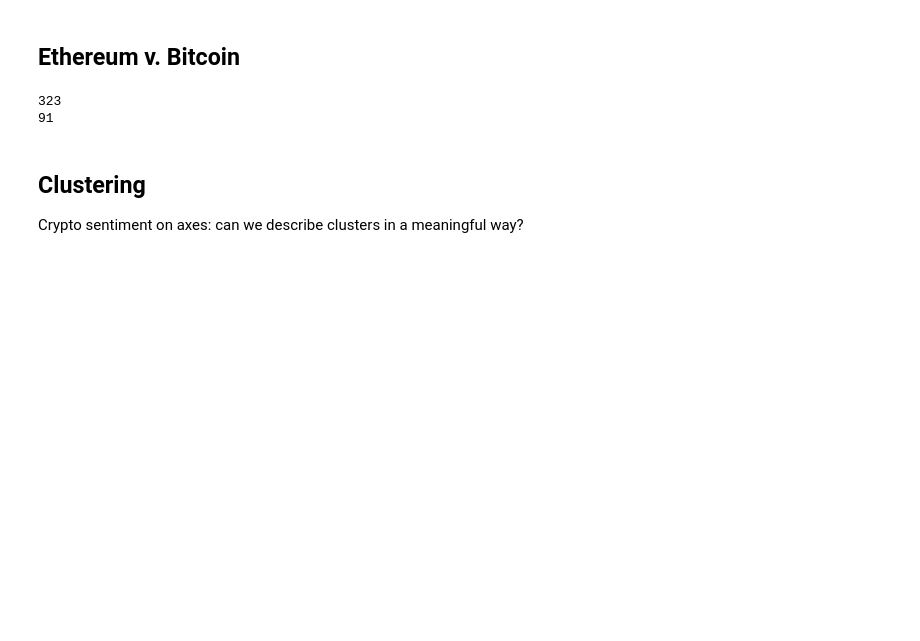
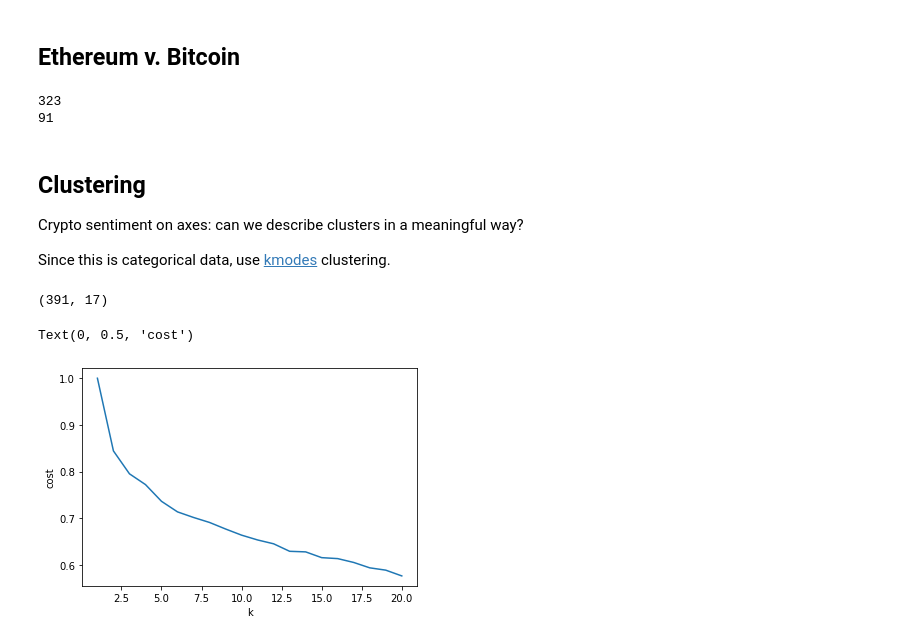
Before and after one commit to notchia/metagov, a Jupyter notebook: cryptopolitics_survey_analysis.ipynb, the cells around one changed output. Cells and saved outputs as stored; diff of their text form; code cells hidden in the pictures; blank space fills up the shorter version.

Commit message:
first pass at kmodes clustering

```diff
--- a/cryptopolitics_survey_analysis.ipynb
+++ b/cryptopolitics_survey_analysis.ipynb
@@ -104,3 +105,29 @@ print(len(df_btc.index))
 # %% [markdown]
 ## Clustering
 Crypto sentiment on axes: can we describe clusters in a meaningful way?
+
+Since this is categorical data, use [kmodes](https://pypi.org/project/kmodes/) clustering.
+# %%
+df_tmp = df_questions.drop(df_questions.columns[[1,18]], axis=1)
+df_tmp = df_tmp[~df_tmp.isnull().any(axis=1)]
+responseMatrix = df_tmp.to_numpy()
+print(responseMatrix.shape)
+# %% [output]
+(391, 17)
+# %%
+costMatrix = []
+kMax = 20
+kValues = list(np.arange(1,kMax+1))
+clusterCentroids = {}
+for k in range(1,kMax+1):
+    clusters = kmodes.KModes(n_clusters=k, init='Huang', n_init=25)
+    clusters.fit_predict(responseMatrix)
+    costMatrix.append(clusters.cost_)
+    clusterCentroids[k] = clusters.cluster_centroids_
+# %%
+plt.plot(kValues, np.divide(costMatrix, max(costMatrix)))
+plt.xlabel("k")
+plt.ylabel("cost")
+# %% [output]
+Text(0, 0.5, 'cost')
+[figure, added]
```
Also changed, not shown: parts of 3 cells of this notebook, 1 other file.
